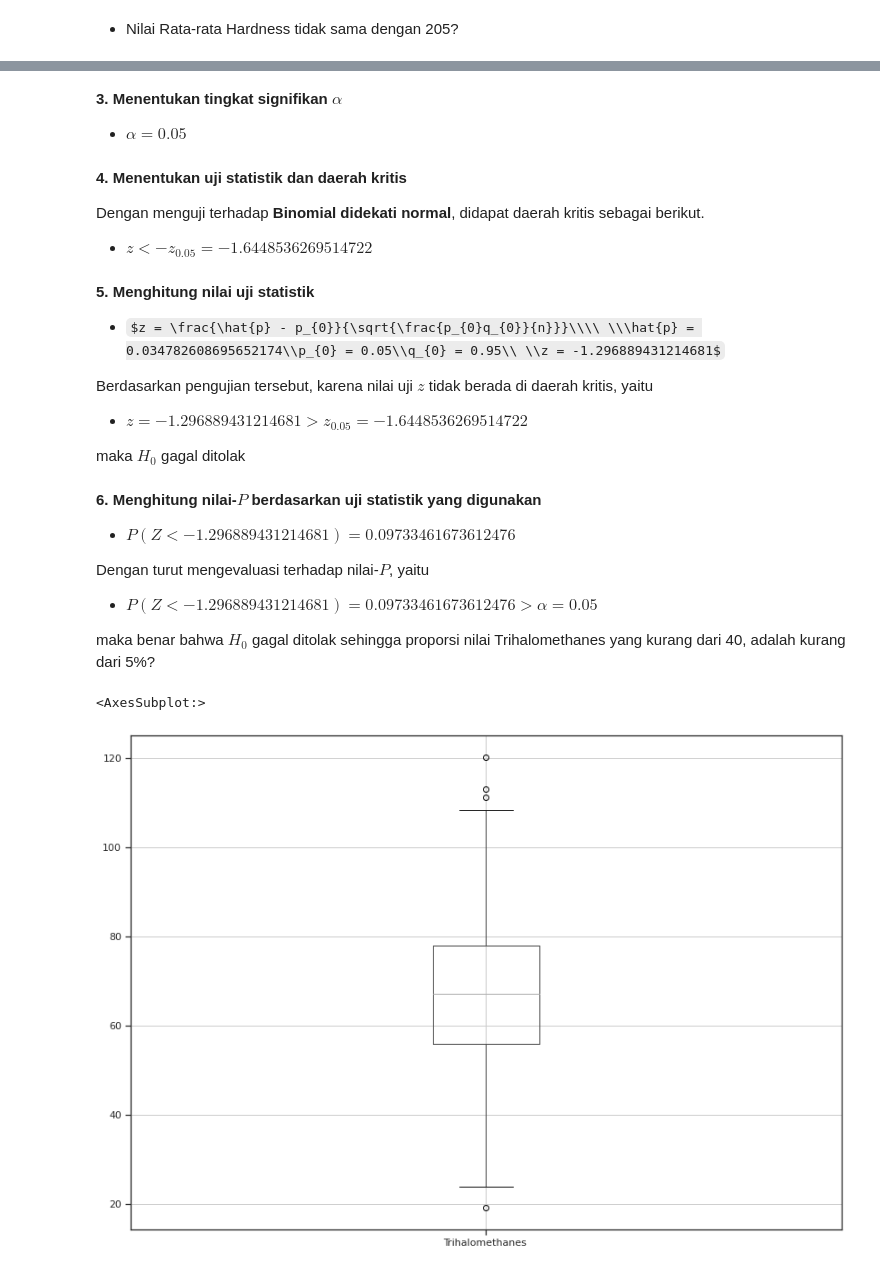
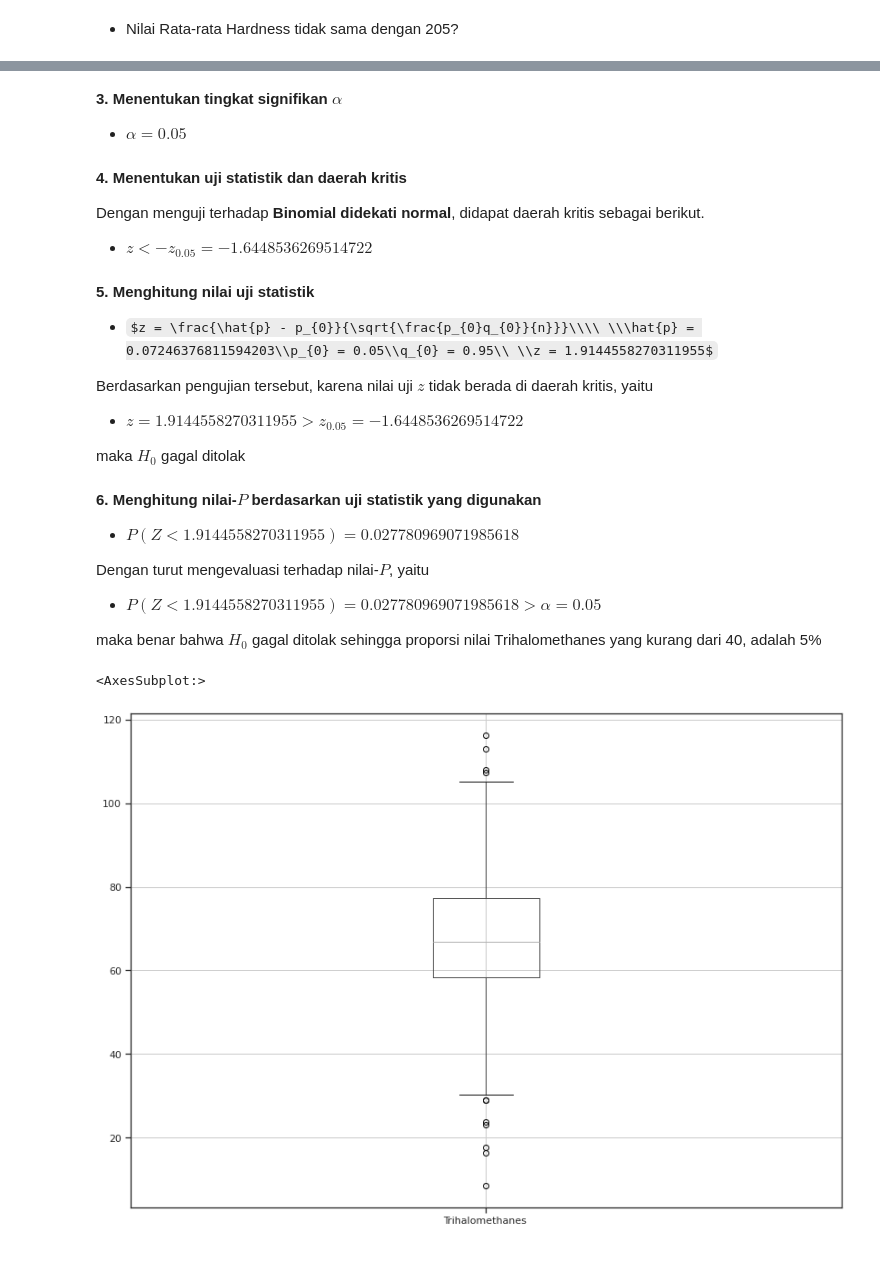
Before and after one commit to dwikalam/Tubes-IF2220-Probstat, a Jupyter notebook: feature-1-2-4.ipynb, the cells around one changed output, grey strips where cells are left out. Drawn from its saved outputs; the diff is of its cells as text; code cells hidden in the pictures; some formulas as TeX source.

```diff
--- a/feature-1-2-4.ipynb
+++ b/feature-1-2-4.ipynb
@@ -90,7 +54,7 @@ dari semua kolom pada data yang bersifat numerik, terdiri dari
 Boleh juga ditambahkan deskripsi lain.
 # %%
 
-#wp = wp.drop(["id"], axis = 1)
+wp = wp.drop(["id"], axis = 1)
 wp_stats = pd.DataFrame(columns = colsName)
 
 def concate_df(df_stats : pd.DataFrame, desc_stat) -> pd.DataFrame:
@@ -855,7 +786,7 @@ display(Markdown(
                     "P(Z < " + str(z_val) +") = " + str(p_val) + " > \\alpha = 0.05"
                     "$\n\n"
 
-                    "maka benar bahwa $H_{0}$ gagal ditolak sehingga proporsi nilai Trihalomethanes yang kurang dari 40, adalah kurang dari 5%?"
+                    "maka benar bahwa $H_{0}$ gagal ditolak sehingga proporsi nilai Trihalomethanes yang kurang dari 40, adalah 5%"
                 ))
 
 sample_wp.boxplot(["Trihalomethanes"], figsize = (14,10))
@@ -872,28 +803,28 @@ Dengan menerapkan ***one-tailed test*** maka $H_{1}$ akan ditentukan sebagai ber
 **3. Menentukan tingkat signifikan $\alpha$**
 
 - $\alpha = 0.05$
 **4. Menentukan uji statistik dan daerah kritis**
 
 Dengan menguji terhadap **Binomial didekati normal**, didapat daerah kritis sebagai berikut.
 
 - $z < -z_{0.05} = -1.6448536269514722$
 **5. Menghitung nilai uji statistik**
 
-- $z = \frac{\hat{p} - p_{0}}{\sqrt{\frac{p_{0}q_{0}}{n}}}\\\\ \\\hat{p} = 0.034782608695652174\\p_{0} = 0.05\\q_{0} = 0.95\\ \\z = -1.296889431214681$
+- $z = \frac{\hat{p} - p_{0}}{\sqrt{\frac{p_{0}q_{0}}{n}}}\\\\ \\\hat{p} = 0.07246376811594203\\p_{0} = 0.05\\q_{0} = 0.95\\ \\z = 1.9144558270311955$
 
 Berdasarkan pengujian tersebut, karena nilai uji $z$ tidak berada di daerah kritis, yaitu
 
-- $z = -1.296889431214681 > z_{0.05} = -1.6448536269514722$
+- $z = 1.9144558270311955 > z_{0.05} = -1.6448536269514722$
 
 maka $H_{0}$ gagal ditolak
 **6. Menghitung nilai-$P$ berdasarkan uji statistik yang digunakan**
 
-- $P(Z < -1.296889431214681) = 0.09733461673612476$
+- $P(Z < 1.9144558270311955) = 0.027780969071985618$
 
 Dengan turut mengevaluasi terhadap nilai-$P$, yaitu
 
-- $P(Z < -1.296889431214681) = 0.09733461673612476 > \alpha = 0.05$
+- $P(Z < 1.9144558270311955) = 0.027780969071985618 > \alpha = 0.05$
 
-maka benar bahwa $H_{0}$ gagal ditolak sehingga proporsi nilai Trihalomethanes yang kurang dari 40, adalah kurang dari 5%?
+maka benar bahwa $H_{0}$ gagal ditolak sehingga proporsi nilai Trihalomethanes yang kurang dari 40, adalah 5%
 <AxesSubplot:>
-[figure, old version]
+[figure, new version]
```
Also changed, not shown: parts of 18 cells of this notebook.
